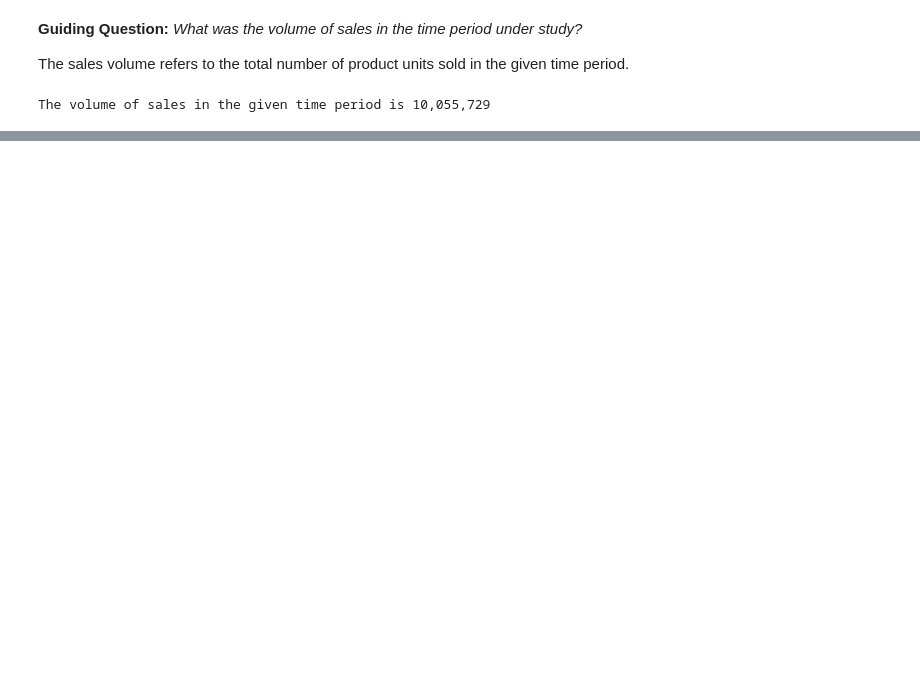
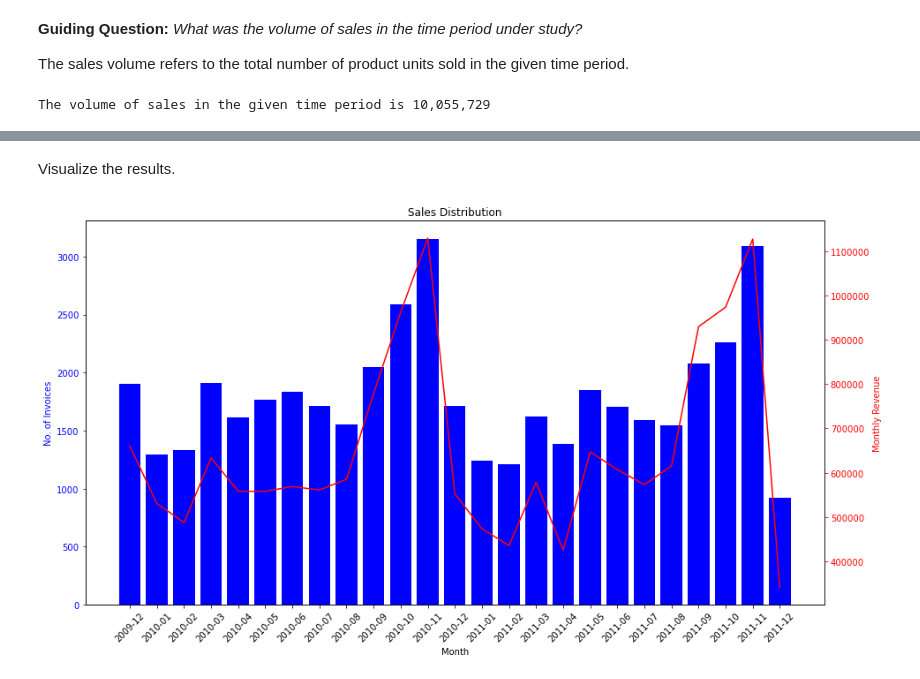
Before and after one commit to mwaurahmn/clv_rfm, a Jupyter notebook: Sales Analysis.ipynb, the cells around one changed output, grey strips where cells are left out. Saved outputs shown, nothing was run; the diff lists cells and outputs as text; code cells hidden in the pictures; blank space fills up the shorter version.

Commit message:
multivariate analysis
sales distribution and basket size analysis

```diff
--- a/Sales Analysis.ipynb
+++ b/Sales Analysis.ipynb
@@ -128,0 +135,6 @@ A total of 41 countries were reached
+# %%
+# Revenue
+df['Revenue'] = df['Quantity'] * df['Price']
+
+# View sample data
+df.head(3)
@@ -128,0 +148,4 @@ A total of 41 countries were reached
+# %%
+# Group respective invoice data and sum the revenue
+invoice_total = df.groupby(['InvoiceDate','Invoice'])['Revenue'].sum().reset_index()
+invoice_total.head()
@@ -128,0 +161,10 @@ A total of 41 countries were reached
+# %%
+# Get month and year from the InvoiceDate
+invoice_total['Month_Year'] = invoice_total['InvoiceDate'].dt.to_period('M')
+
+# Aggregate monthly revenue
+monthly_rev_df = invoice_total.groupby(['Month_Year']).agg({'Invoice': 'count', 'Revenue': 'sum'}).reset_index()
+
+# Rename the columns informatively
+monthly_rev_df = monthly_rev_df.rename(columns={'Invoice': 'Invoice_Count', 'Revenue': 'Monthly_Revenue'})
+monthly_rev_df.head()
@@ -128,0 +178,33 @@ A total of 41 countries were reached
+# %% [markdown]
+Visualize the results.
+# %%
+# Create the figure
+fig, ax = dep.plt.subplots(figsize=(15, 8))
+
+# Format the Month_Year column
+monthly_rev_df['Month_Year'] = monthly_rev_df['Month_Year'].dt.to_timestamp('s').dt.strftime('%Y-%m')
+
+# Figure settings
+ax.set_title('Sales Distribution')
+ax.set_xlabel('Month')
+
+# Plot a bar chart - Invoice_Count
+ax.bar(monthly_rev_df['Month_Year'], height=monthly_rev_df['Invoice_Count'], color = 'b')
+ax.set_ylabel('No. of Invoices', color = 'b')
+ax.tick_params(axis = 'y', colors = 'b')
+ax.tick_params(axis = 'x', rotation = 45)
+
+# Plot a line chart - Monthly Revenue
+ax2 = ax.twinx()
+ax2.plot(monthly_rev_df['Month_Year'], monthly_rev_df['Monthly_Revenue'], color='r')
+ax2.set_ylabel('Monthly Revenue', color = 'r')
+ax2.tick_params(axis = 'y', colors = 'r')
+ax2.get_yaxis().get_major_formatter().set_scientific(False)
+
+# Save the plot
+dep.plt.savefig('images/sales_distribution.png')
+
+# Show the plot
+dep.plt.show()
+# %% [output]
+[figure, added]
```
Also changed, not shown: parts of 46 cells of this notebook, 3 other files.
